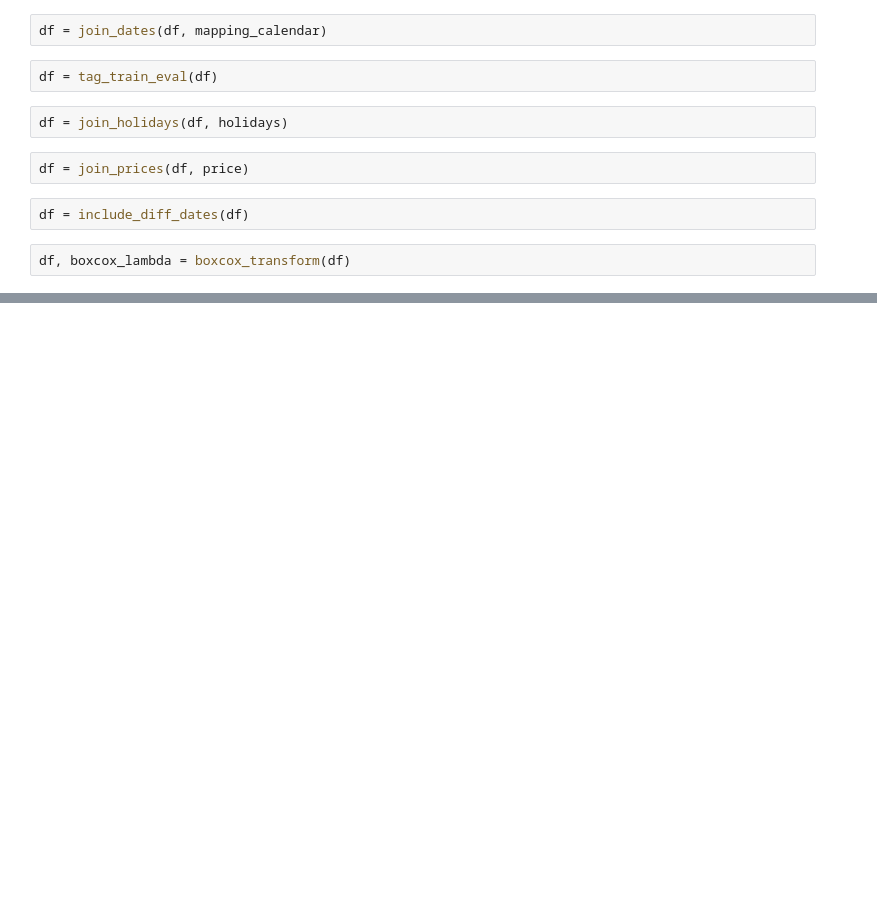
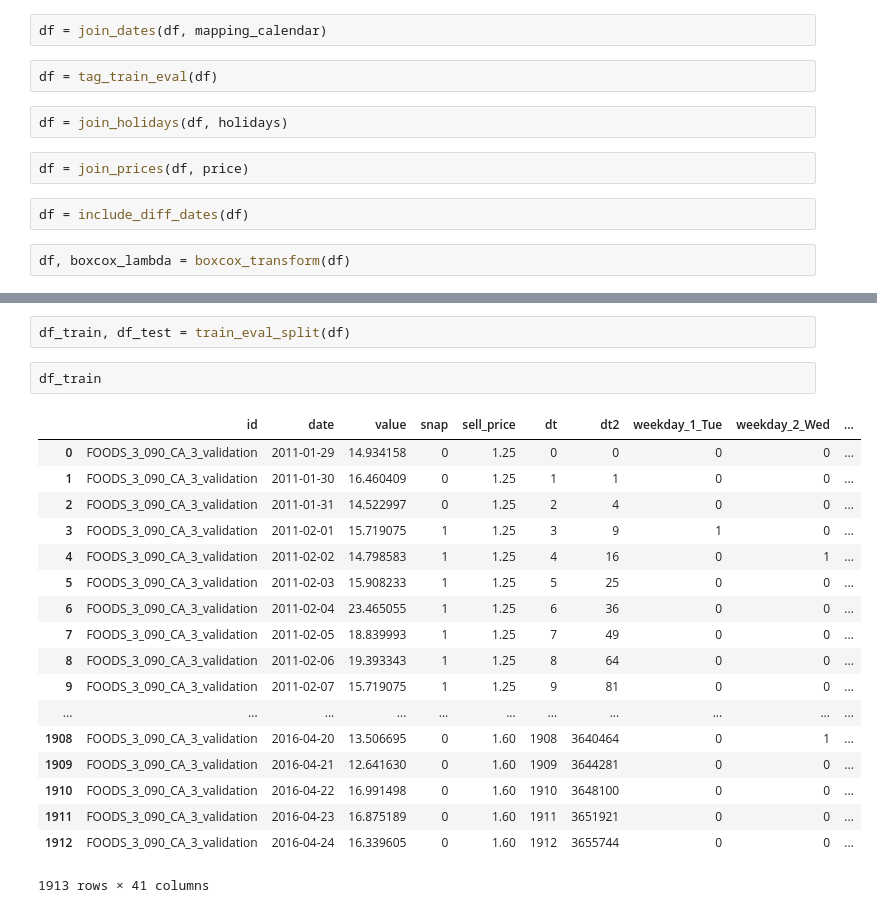
Before and after one commit to AnthonyGachuru/Kaggle_M5_Forecasting, a Jupyter notebook: Untitled.ipynb, the cells around one changed output, grey strips where cells are left out. Saved outputs shown, nothing was run; the diff lists cells and outputs as text; blank space fills up the shorter version.

```diff
--- a/Untitled.ipynb
+++ b/Untitled.ipynb
@@ -55,0 +50,23 @@ df
+# %%
+df_train, df_test = train_eval_split(df)
+# %%
+df_train
+# %% [output]
+|  | id | date | value | snap | sell_price | dt | dt2 | weekday_1_Tue | weekday_2_Wed | ... |
+| 0 | FOODS_3_090_CA_3_validation | 2011-01-29 | 14.934158 | 0 | 1.25 | 0 | 0 | 0 | 0 | ... |
+| 1 | FOODS_3_090_CA_3_validation | 2011-01-30 | 16.460409 | 0 | 1.25 | 1 | 1 | 0 | 0 | ... |
+| 2 | FOODS_3_090_CA_3_validation | 2011-01-31 | 14.522997 | 0 | 1.25 | 2 | 4 | 0 | 0 | ... |
+| 3 | FOODS_3_090_CA_3_validation | 2011-02-01 | 15.719075 | 1 | 1.25 | 3 | 9 | 1 | 0 | ... |
+| 4 | FOODS_3_090_CA_3_validation | 2011-02-02 | 14.798583 | 1 | 1.25 | 4 | 16 | 0 | 1 | ... |
+| 5 | FOODS_3_090_CA_3_validation | 2011-02-03 | 15.908233 | 1 | 1.25 | 5 | 25 | 0 | 0 | ... |
+| 6 | FOODS_3_090_CA_3_validation | 2011-02-04 | 23.465055 | 1 | 1.25 | 6 | 36 | 0 | 0 | ... |
+| 7 | FOODS_3_090_CA_3_validation | 2011-02-05 | 18.839993 | 1 | 1.25 | 7 | 49 | 0 | 0 | ... |
+| 8 | FOODS_3_090_CA_3_validation | 2011-02-06 | 19.393343 | 1 | 1.25 | 8 | 64 | 0 | 0 | ... |
+| 9 | FOODS_3_090_CA_3_validation | 2011-02-07 | 15.719075 | 1 | 1.25 | 9 | 81 | 0 | 0 | ... |
+| ... | ... | ... | ... | ... | ... | ... | ... | ... | ... | ... |
+| 1908 | FOODS_3_090_CA_3_validation | 2016-04-20 | 13.506695 | 0 | 1.60 | 1908 | 3640464 | 0 | 1 | ... |
+| 1909 | FOODS_3_090_CA_3_validation | 2016-04-21 | 12.641630 | 0 | 1.60 | 1909 | 3644281 | 0 | 0 | ... |
+| 1910 | FOODS_3_090_CA_3_validation | 2016-04-22 | 16.991498 | 0 | 1.60 | 1910 | 3648100 | 0 | 0 | ... |
+| 1911 | FOODS_3_090_CA_3_validation | 2016-04-23 | 16.875189 | 0 | 1.60 | 1911 | 3651921 | 0 | 0 | ... |
+| 1912 | FOODS_3_090_CA_3_validation | 2016-04-24 | 16.339605 | 0 | 1.60 | 1912 | 3655744 | 0 | 0 | ... |
+1913 rows × 41 columns
```
Also changed, not shown: parts of 4 cells of this notebook, 1 other file.
